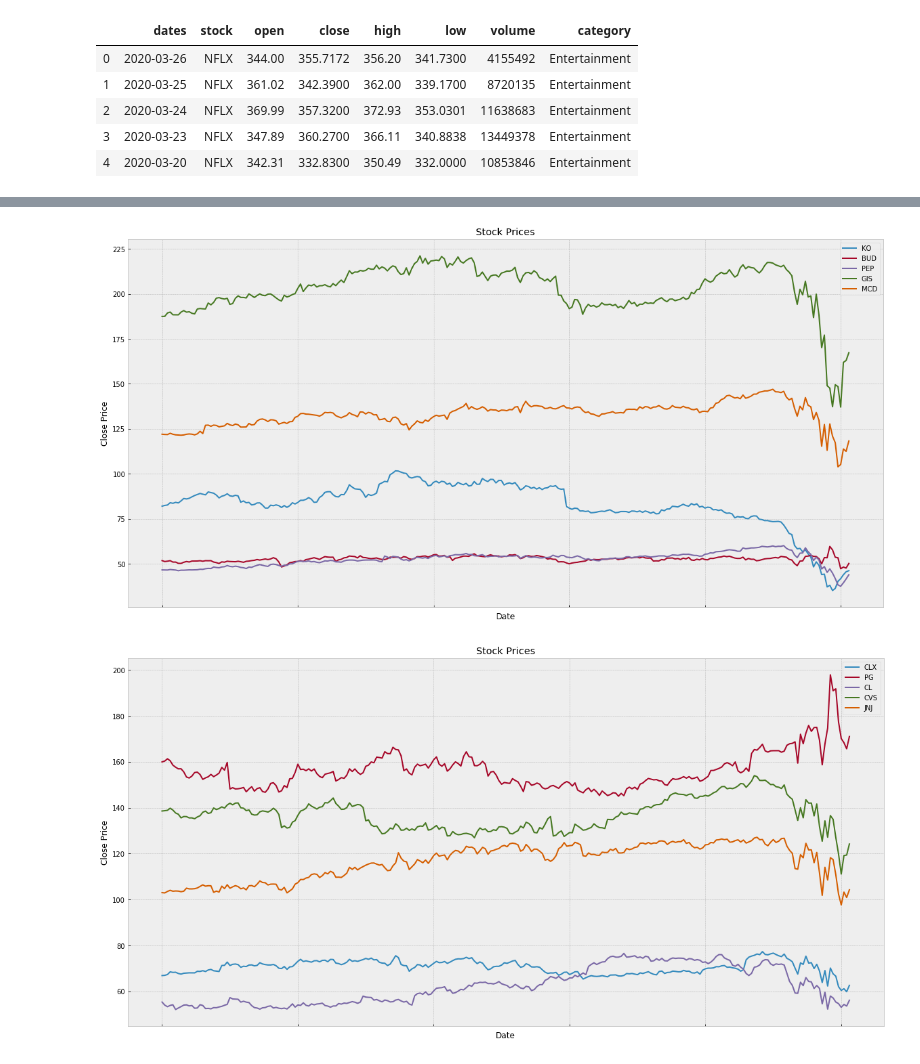
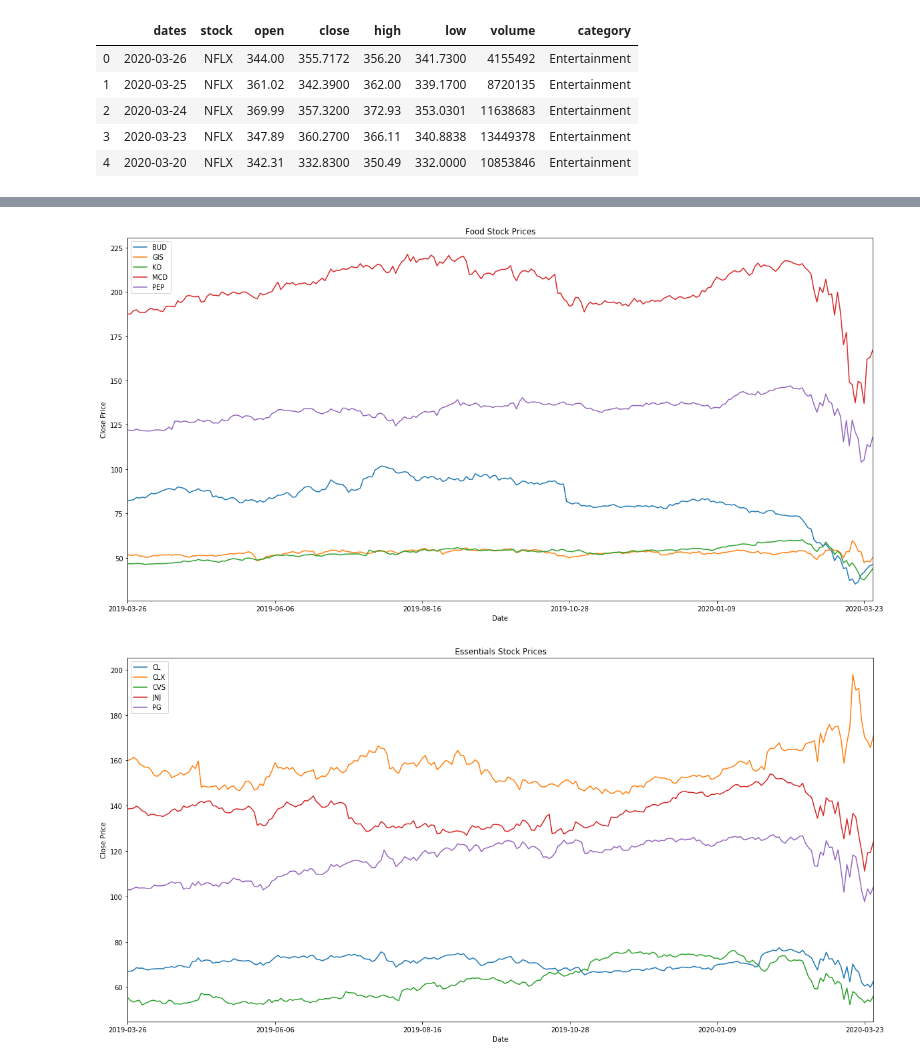
Before and after one commit to Sal-r/Corona-Virus-Vs-Stock-Market, a Jupyter notebook: DEV/JacobA/data_visualizationJacobA.ipynb, the cells around one changed output, grey strips where cells are left out. Saved outputs shown, nothing was run; the diff lists cells and outputs as text; code cells hidden in the pictures.

Commit message:
data viz fixed

```diff
--- a/DEV/JacobA/data_visualizationJacobA.ipynb
+++ b/DEV/JacobA/data_visualizationJacobA.ipynb
@@ -22,16 +21,17 @@ global_df = full_df[full_df['category'] == 'Global']
 comm_df = full_df[full_df['category'] == 'Commodities']
 index_df = full_df[full_df['category'] == 'Index']
 # %%
-def plot_data(df):
-    stock = df.stock.unique()
-    stock_list = stock.tolist()
+def plot_data(df, title):
+    df = df.sort_values('dates', ascending=True)
+    groupdf = df.groupby('stock')
 
-    df = df.sort_values('dates', ascending=True)
-
+    stock = groupdf.stock.unique()
+    stock_list = stock.index
 
     ax = plt.subplot(111)
-    df.groupby('stock').plot(y='close', x='dates', kind='line', ax=ax, figsize=(20,10))
+    groupdf.plot(y='close', x='dates', kind='line', ax=ax, figsize=(20,10))
     plt.legend(stock_list, loc='best') #change legend to report the correct stock
     plt.xlabel('Date')
     plt.ylabel('Close Price')
     plt.title('Stock Prices')
+    plt.title(title)
@@ -42,9 +49,9 @@ plot_data(ent_df)
 # %%
-plot_data(food_df)
+plot_data(food_df, 'Food Stock Prices')
 # %% [output]
-[figure, old version]
+[figure, new version]
 # %%
-plot_data(ess_df)
+plot_data(ess_df, 'Essentials Stock Prices')
 # %% [output]
-[figure, old version]
+[figure, new version]
 # %%
```
Also changed, not shown: parts of 8 cells of this notebook, 1 other file.
